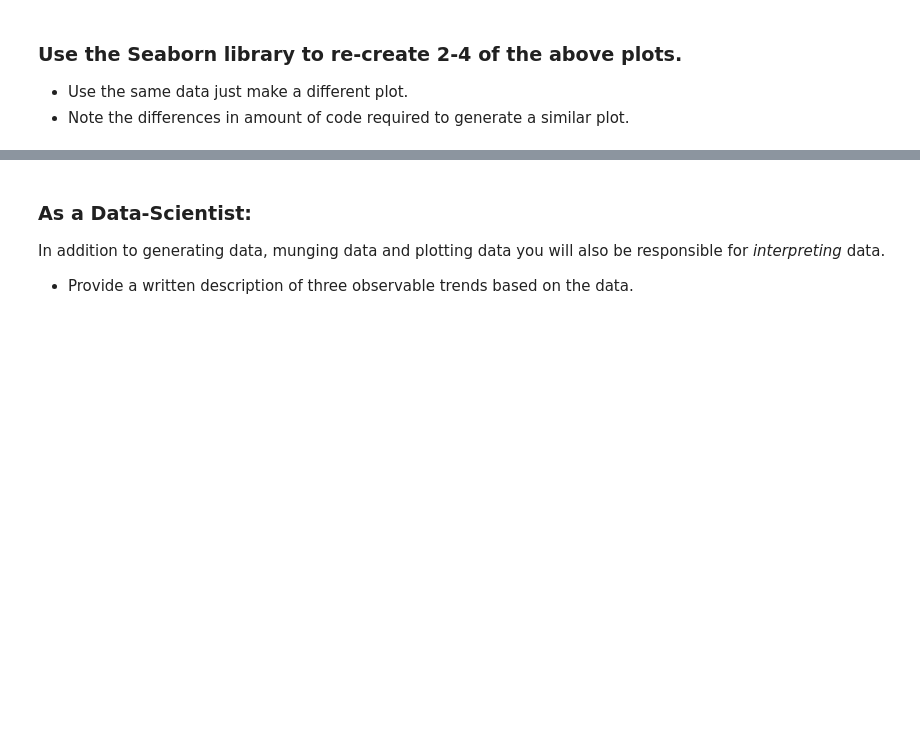
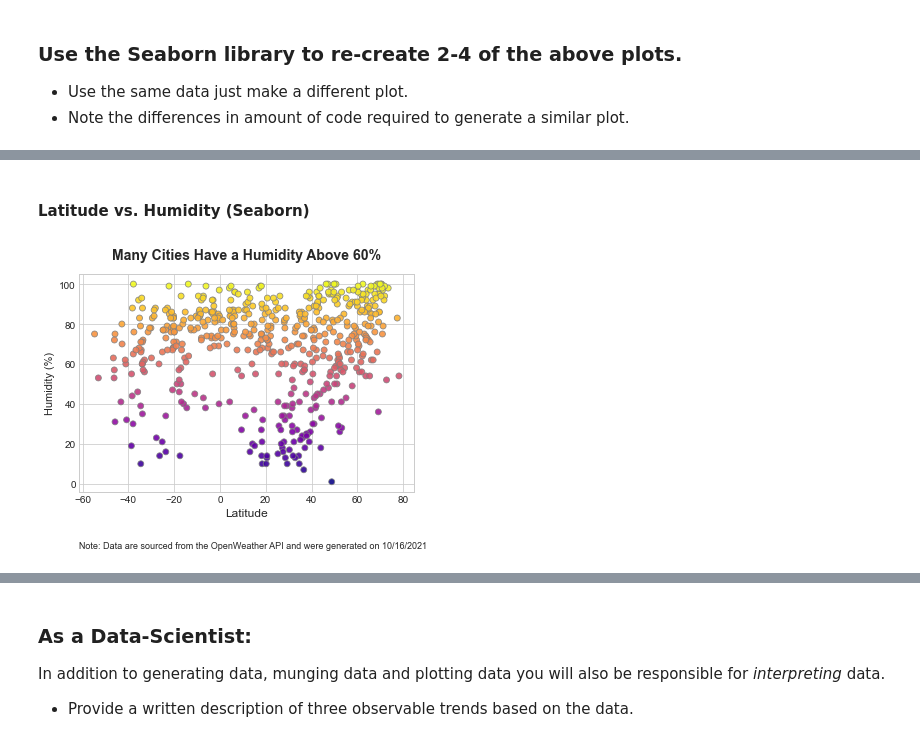
Before and after one commit to artolon/Weather-API-Calls, a Jupyter notebook: WeatherPy_homework_starter_AT.ipynb, the cells around one changed output, grey strips where cells are left out. Saved outputs shown, nothing was run; the diff lists cells and outputs as text; code cells hidden in the pictures; blank space fills up the shorter version.

```diff
--- a/WeatherPy_homework_starter_AT.ipynb
+++ b/WeatherPy_homework_starter_AT.ipynb
@@ -443,0 +473,27 @@ weather_data_df.sort_values('Wind Speed', ascending=False)
+# %% [markdown]
+#### Latitude vs. Humidity (Seaborn)
+# %%
+# Build the scatter plot
+g = sns.scatterplot(data=weather_data_df,
+                    x='Latitude',
+                    y='Humidity',
+                    hue='Humidity',
+                    palette='plasma',
+                    alpha=0.9,
+                    edgecolor='grey',
+                    linewidth=0.8,
+                    legend=False)
+
+# Add plot title and adjust the y-axis label to include units
+g.set_title('Many Cities Have a Humidity Above 60%', size=14, weight='bold', pad=15)
+g.set_ylabel('Humidity (%)', size=11)
+
+# Add annotation at bottom of plot
+plt.figtext(0.93, -0.07,
+            "Note: Data are sourced from the OpenWeather API and were generated on 10/16/2021",
+            ha="right", fontsize=9)
+
+# Display plot
+plt.show()
+# %% [output]
+[figure, added]
```
Also changed, not shown: parts of 9 cells of this notebook.
